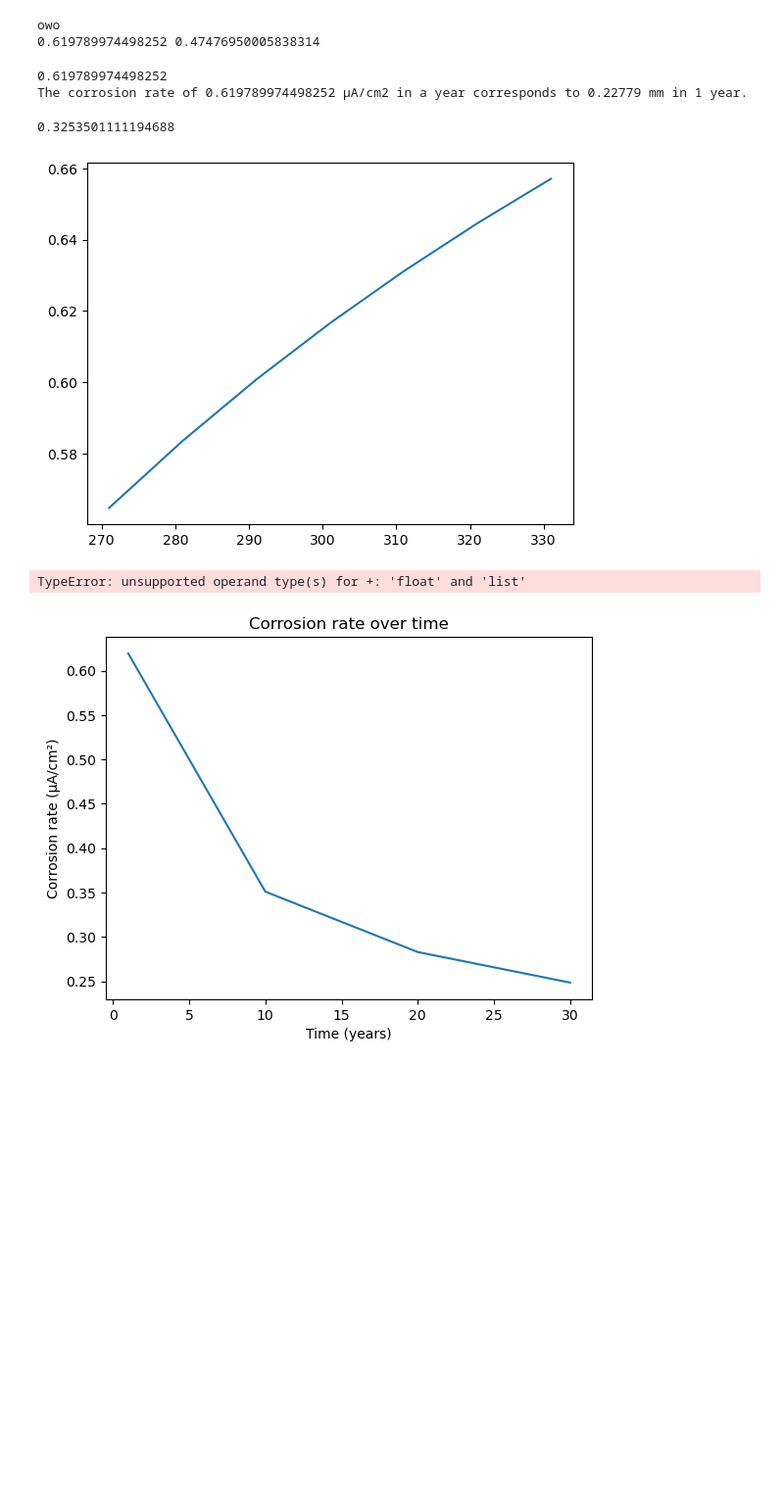
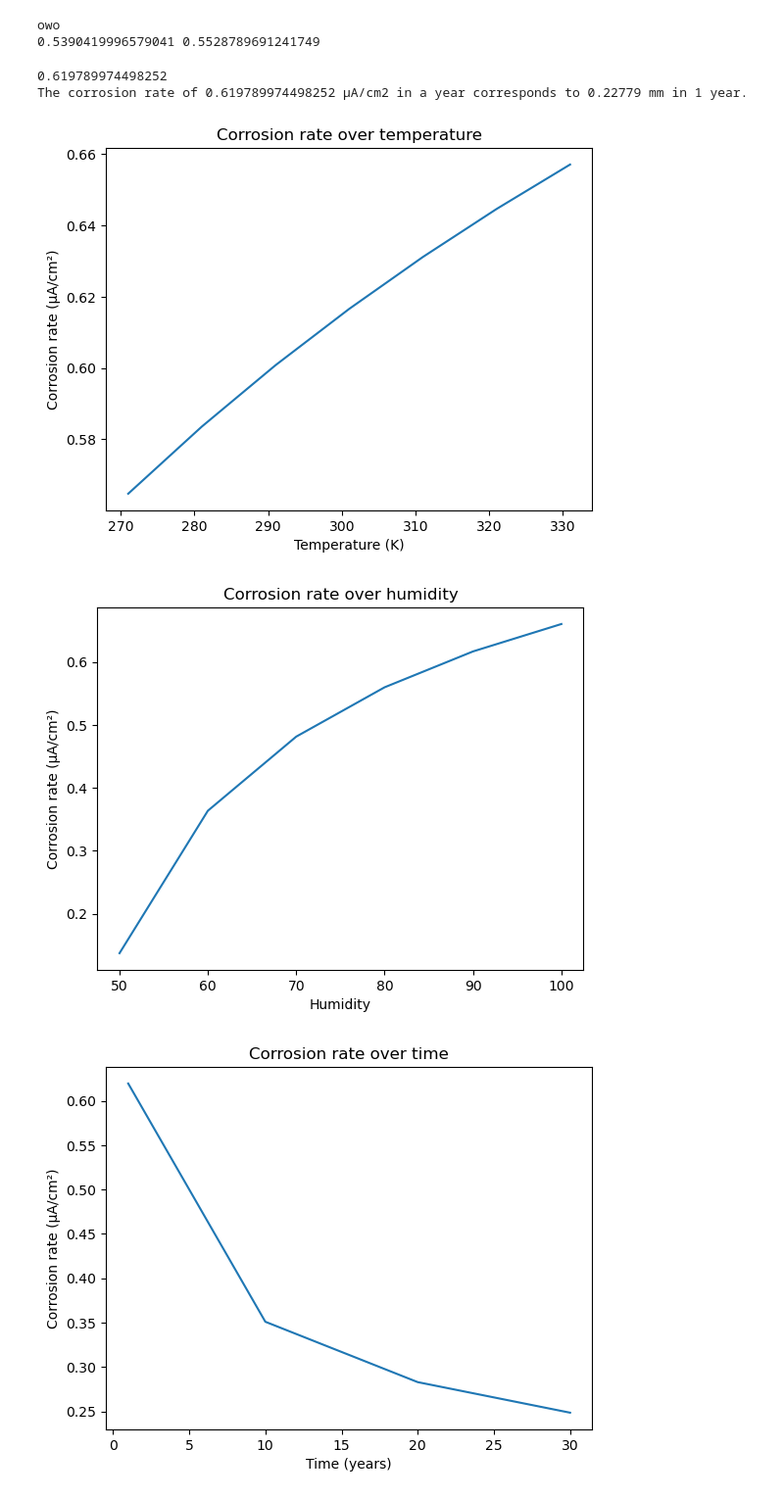
Before and after one commit to EdaAkaltun/Project-T, a Jupyter notebook: 4. TemperatureCalc.ipynb, the cells around one changed output. Shown at 98% size. Saved outputs shown, nothing was run; the diff lists cells and outputs as text; code cells hidden in the pictures; blank space fills up the shorter version.

Commit message:
Temperature progress

```diff
--- a/4. TemperatureCalc.ipynb
+++ b/4. TemperatureCalc.ipynb
@@ -4,14 +56,11 @@ import matplotlib.pyplot as plt
 import numpy as np
 
 material = "concrete"
-TemperatureOld = 25
-TemperatureNew = 30
-TKelvinOld = TemperatureOld + 273.15
-TKelvinNew = TemperatureNew + 273.15
-RHumOld = 70
-RHumNew = 70
+TKelvinOld = highest_temp + 273.15
+TKelvinNew = TempPredicitonKNMI + 273.15
+RHumOld = average_humidity
+RHumNew = HumidityPredictionKNMI
 kg = 10
-
 
 match material:
     case "concrete":
@@ -19,20 +68,16 @@ match material:
         # Lu Z-H, Lun P-Y, Li W, Luo Z, Li Y, Liu P. Empirical model of corrosion rate for steel reinforced concrete structures in chloride-laden environments. Advances in Structural Engineering. 2019;22(1):223-239. doi:10.1177/1369433218783313 https://journals.sagepub.com/doi/full/10.1177/1369433218783313
 
         print('owo')
-        TemperatureNew = 30 + 273 # K
         time = 1 # years
         wc = 0.45 # water cement ratio
         C = 50 # concrete cover thickness mm
         Ct = 0.20  # chloride content by weight of concrete (kg/m3)
-        RHumNew = 90 # Relative humidity
         Rho = 1 # concrete resistivity (kΩ cm)
 
         #time = np.array([0, 10, 30, 50, 80, 100, 150])
         # ADD TIME
         # ADD ACTUAL MASS LOSS (CONVERT WITH MOLLES)
 
-
-        RHumOld = 70
 
         lognew = (math.log(Ct - (3034 / (TKelvinNew * (2.5 + RHumNew) - (5*(10**-3) * Rho)))))
         corrosionratetimewisenew = 1.38 * (((1 - wc)**-1.64) / (((1 + time) * C)**(1/3))) * math.exp(1.23 + 0.618 * lognew)
@@ -43,7 +88,6 @@ match material:
 
         #corrosionratetimewise = 1.38 * ((1 - wc)**-1.64) / (((1 + time) * C)**1/3) * math.exp(1.23 + 0.618 * math.log(Ct-(3034 / (TemperatureNew * (2.5 + RHum)- ((5*(10**-3)) * Rho)))))
         print(corrosionratetimewisenew, corrosionratetimewisenewold)
-
 
 
     case "wood":
@@ -104,7 +148,7 @@ match material:
 # concrete pdf https://inis.iaea.org/collection/NCLCollectionStore/_Public/28/057/28057515.pdf
 # %% [output]
 owo
-0.619789974498252 0.47476950005838314
+0.5390419996579041 0.5528789691241749
 # %%
 TemperatureNew = 30 + 273 # K
 time = 1 # years
@@ -156,14 +195,6 @@ print(f"The corrosion rate of {corrosion_rate} μA/cm2 in a year corresponds to
 # %% [output]
 0.619789974498252
 The corrosion rate of 0.619789974498252 μA/cm2 in a year corresponds to 0.22779 mm in 1 year.
-# %%
-wc = 0.45
-time = 10
-x =  (((1 - wc)**-1.64) / (((1 + time) * C)**(1/3)))
-
-print(x)
-# %% [output]
-0.3253501111194688
 # %%
 time = [1, 10, 20, 30]
 
@@ -190,44 +221,52 @@ wc = 0.45 # water cement ratio
 C = 50 # concrete cover thickness mm
 Ct = 0.20  # chloride content by weight of concrete (kg/m3)
 RHumNew = 90 # Relative humidity
 Rho = 1 # concrete resistivity (kΩ cm)
 t = 1 # time in year
 
 corrosion_rate = [] # Initialize the list
 
-for T in Temp:
-    lognew = (math.log(Ct - (3034 / (T * (2.5 + RHumNew) - (5*(10**-3) * Rho)))))
+for Te in Temp:
+    lognew = (math.log(Ct - (3034 / (Te * (2.5 + RHumNew) - (5*(10**-3) * Rho)))))
     corrosionratetimewisenew = (1.38 * (((1 - wc)**-1.64) / (((1 + t) * C)**(1/3)))) * math.exp(1.23 + 0.618 * lognew)
     corrosion_rate.append(corrosionratetimewisenew)
 
 # Plot the corrosion rate over temperature
 plt.plot(Temp, corrosion_rate)
+plt.xlabel('Temperature (K)')
+plt.ylabel('Corrosion rate (μA/cm²)')
+plt.title('Corrosion rate over temperature')
 plt.show()
-
-
 
 
 
 # Input data
 Humidity = [50, 60, 70, 80, 90, 100]
 Temp = 301 # 30 C
 wc = 0.45 # water cement ratio
 C = 50 # concrete cover thickness mm
 Ct = 0.20  # chloride content by weight of concrete (kg/m3)
 RHumNew = 90 # Relative humidity
 Rho = 1 # concrete resistivity (kΩ cm)
 t = 1 # time in year
 
-lognew = (math.log(Ct - (3034 / (Temp * (2.5 + Humidity) - (5*(10**-3) * Rho)))))
-corrosionratetimewisenew = (1.38 * (((1 - wc)**-1.64) / (((1 + t) * C)**(1/3)))) * math.exp(1.23 + 0.618 * lognew)
-corrosion_rate.append(corrosionratetimewisenew)
+corrosion_rate = [] # Initialize the list
 
-# Plot the corrosion rate over time
-plt.plot(Temp, corrosion_rate)
+# Calculate corrosion rate for each humidity value
+for h in Humidity:
+    lognew = (math.log(Ct - (3034 / (Temp * (2.5 + h) - (5*(10**-3) * Rho)))))
+    corrosionratetimewisenew = (1.38 * (((1 - wc)**-1.64) / (((1 + t) * C)**(1/3)))) * math.exp(1.23 + 0.618 * lognew)
+    corrosion_rate.append(corrosionratetimewisenew)
+
+# Plot the corrosion rate against humidity
+plt.plot(Humidity, corrosion_rate)
+plt.xlabel('Humidity')
+plt.ylabel('Corrosion rate (μA/cm²)')
+plt.title('Corrosion rate over humidity')
 plt.show()
 # %% [output]
-[figure, old version]
+[figure, new version]
-TypeError: unsupported operand type(s) for +: 'float' and 'list'
+[figure, added]
 # %%
 import math
 import matplotlib.pyplot as plt
```
Also changed, not shown: parts of 3 cells of this notebook, 1 other file.
